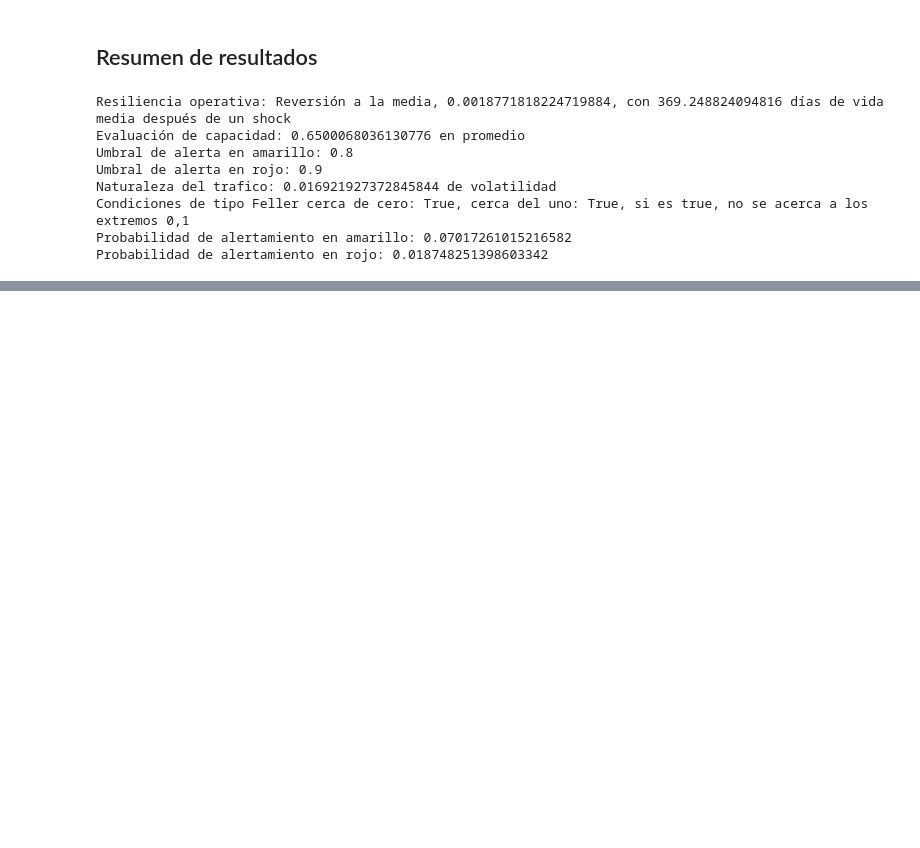
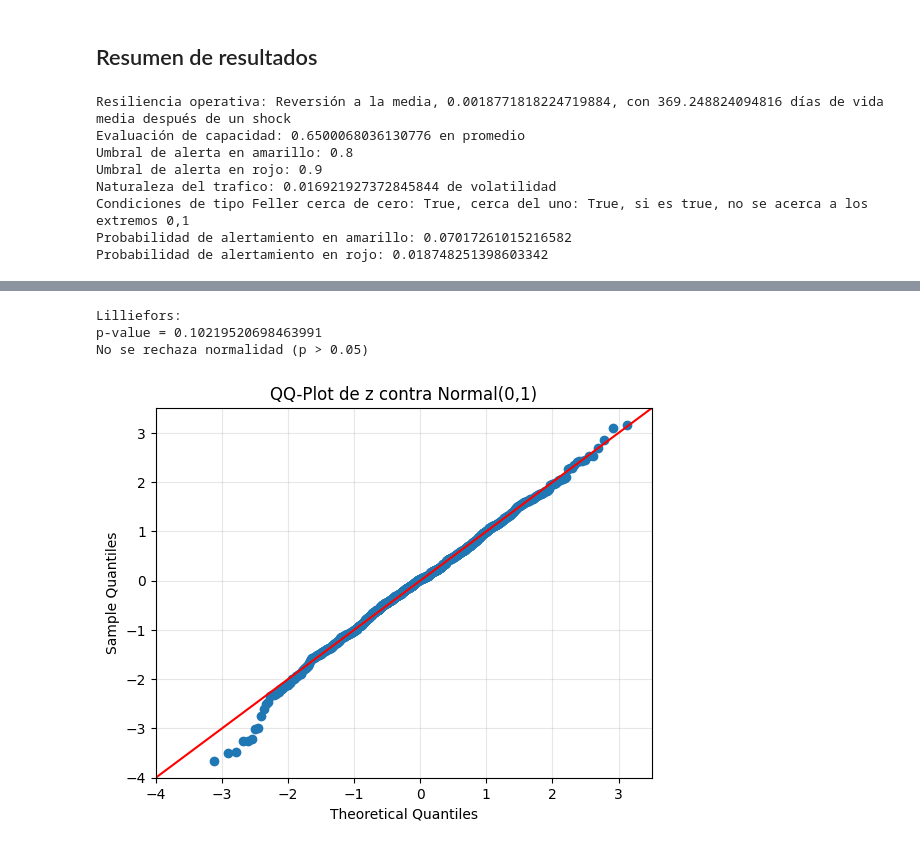
Before and after one commit to YaelOlivares17/Proyecto, a Jupyter notebook: Proyecto2_Jacobi.ipynb, the cells around one changed output, grey strips where cells are left out. Drawn from its saved outputs; the diff is of its cells as text; code cells hidden in the pictures; blank space fills up the shorter version.

```diff
--- a/Proyecto2_Jacobi.ipynb
+++ b/Proyecto2_Jacobi.ipynb
@@ -935,0 +945,32 @@ Probabilidad de alertamiento en rojo: 0.018748251398603342
+# %%
+# Obtencion de los valores de Z
+
+yi = X_reconstruido[1:]
+yi_1 = X_reconstruido[:-1]
+alpha_Lamp = mu_alpha_beta(X_reconstruido, media_alpha_1, media_alpha_2, sigma_est)[1:]
+
+z = yi - yi_1 - alpha_Lamp
+# %%
+# Prueba Kolmogorov Smirnov Lilliefors
+
+stat, p = lilliefors(z)
+print("Lilliefors:")
+print("p-value =", p)
+
+if p > 0.05:
+    print("No se rechaza normalidad (p > 0.05)")
+else:
+    print("Se rechaza normalidad (p < 0.05)")
+# %% [output]
+Lilliefors:
+p-value = 0.10219520698463991
+No se rechaza normalidad (p > 0.05)
+# %%
+# QQ-Plot
+
+sm.qqplot(z, line='45', fit=True)
+plt.title("QQ-Plot de z contra Normal(0,1)")
+plt.grid(alpha=0.3)
+plt.show()
+# %% [output]
+[figure, added]
```
Also changed, not shown: parts of 5 cells of this notebook.
